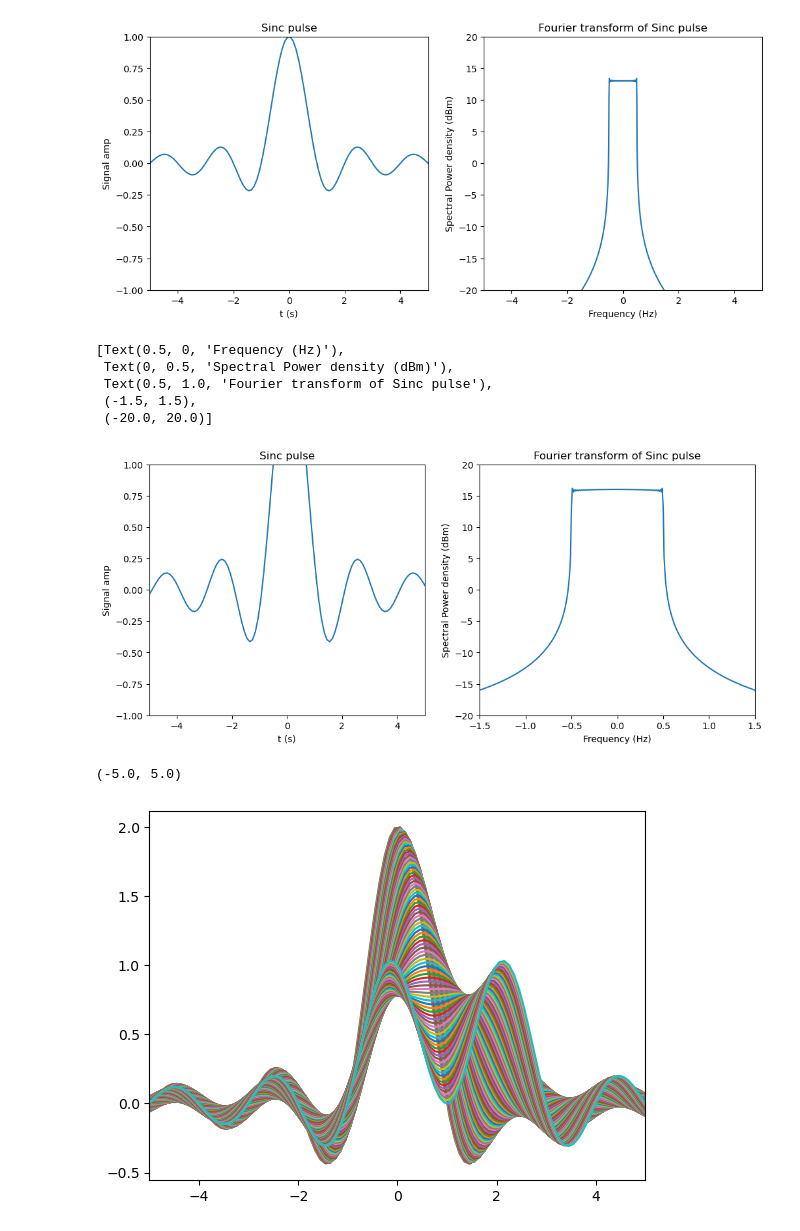
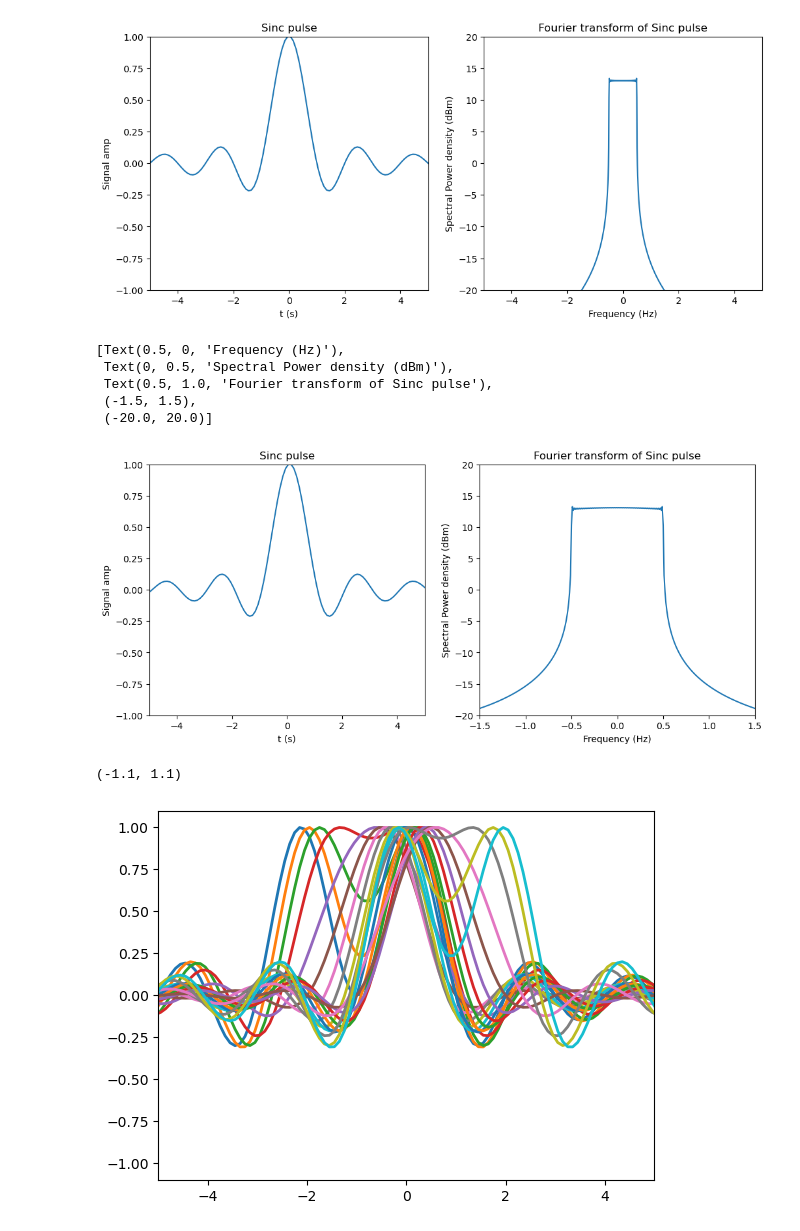
Before and after one commit to abhishekchak52/radar-ml, a Jupyter notebook: gen_signal_data.ipynb, the cells around one changed output. Cells and saved outputs as stored; diff of their text form; code cells hidden in the pictures.

```diff
--- a/gen_signal_data.ipynb
+++ b/gen_signal_data.ipynb
@@ -39,7 +46,7 @@ ax[1].set(xlabel='Frequency (Hz)', ylabel='Spectral Power density (dBm)', title=
 [figure]
 # %%
 sep = 0.2
-ret_sig = np.sinc(tlist) + np.sinc(tlist - sep)
+ret_sig = norm2max(np.sinc(tlist) + np.sinc(tlist - sep))
 
 
 
@@ -64,15 +71,18 @@ ax[1].set(xlabel='Frequency (Hz)', ylabel='Spectral Power density (dBm)', title=
  Text(0.5, 1.0, 'Fourier transform of Sinc pulse'),
  (-1.5, 1.5),
  (-20.0, 20.0)]
-[figure, old version]
+[figure, new version]
 # %%
-sep_list = np.linspace(0, 2, 100)
-ret_sig_list = np.sinc(tlist) + np.sinc(tlist - sep_list[:, np.newaxis])
-data = np.hstack([ret_sig_list, sep_list[ :, np.newaxis]])
-np.savetxt('sinc_data.txt', data, delimiter=',')
+sep_list = np.linspace(-2, 2, 20000)
+ret_sig_list = np.sinc(tlist) + np.sinc(tlist - sep_list[:, None])
+ret_sig_list /= np.max(ret_sig_list, axis=1)[:, None]
+
+data = np.hstack([ret_sig_list, np.abs(sep_list[ :, np.newaxis])])
+np.savetxt('.data/sinc_data.txt', data, delimiter=',')
 # %%
-plt.plot(tlist, ret_sig_list.T);
+plt.plot(tlist, ret_sig_list.T[:, ::1000], lw=2);
 plt.xlim(-5, 5)
+plt.ylim(-1.1, 1.1)
 # %% [output]
-(-5.0, 5.0)
+(-1.1, 1.1)
-[figure, old version]
+[figure, new version]
```
Also changed, not shown: parts of 6 cells of this notebook, 7 other files.
